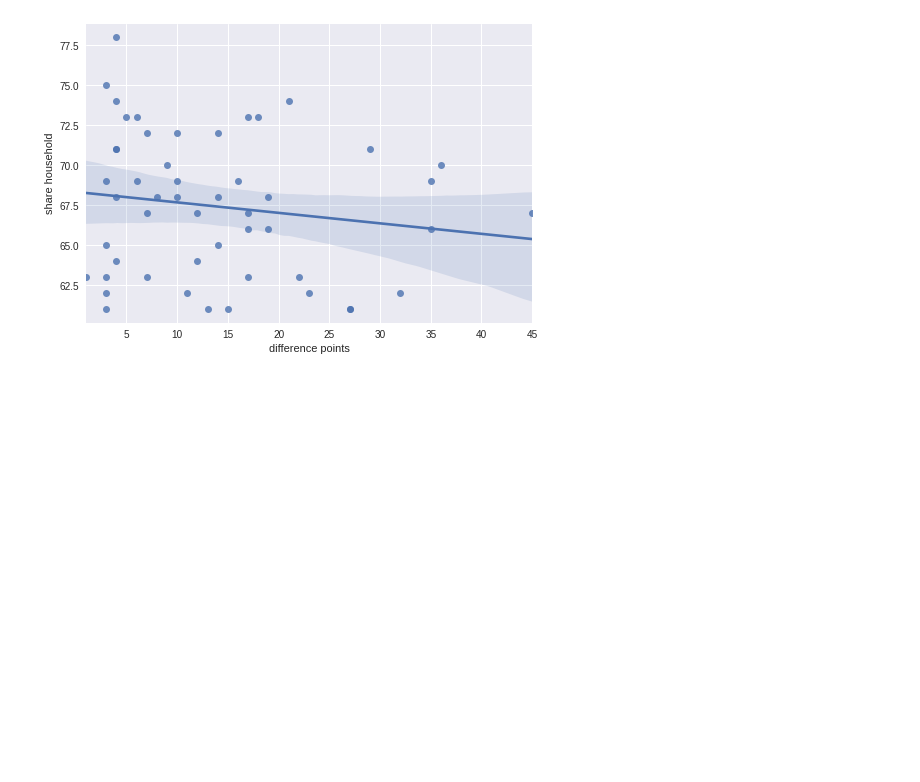
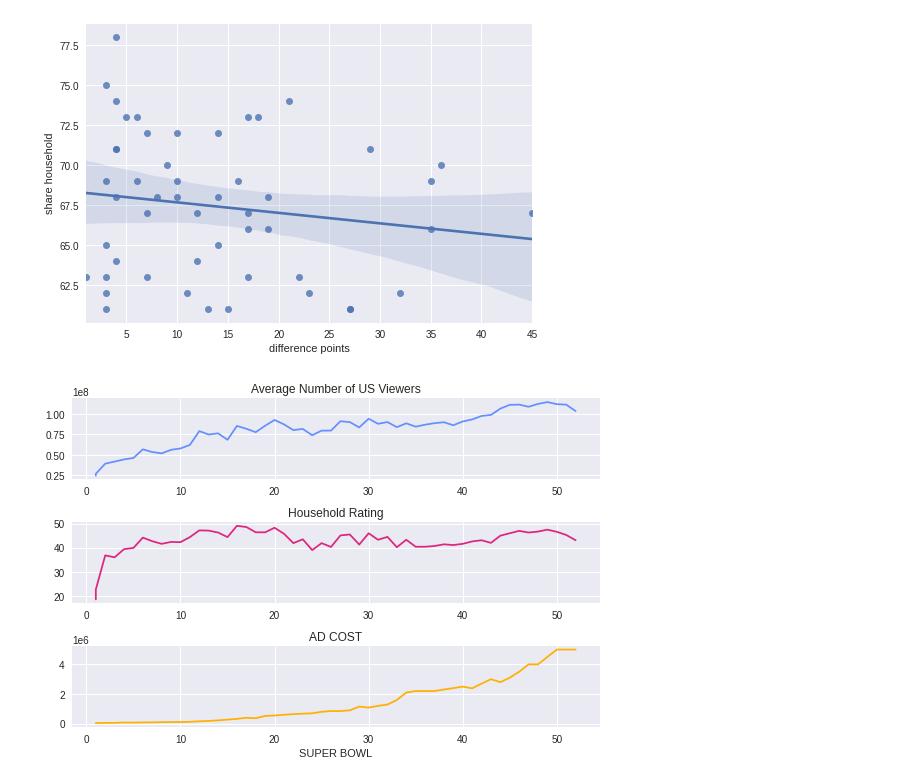
Before and after one commit to bou3agga/Analyzing-TV-Data, a Jupyter notebook: Analyzing-TV-Data.ipynb, the cells around one changed output. Saved outputs shown, nothing was run; the diff lists cells and outputs as text; code cells hidden in the pictures; blank space fills up the shorter version.

Commit message:
the evolution of Viewership and the ad cost over time

```diff
--- a/Analyzing-TV-Data.ipynb
+++ b/Analyzing-TV-Data.ipynb
@@ -108,3 +108,25 @@ plt.ylabel('share household')
 # %% [output]
 Text(0, 0.5, 'share household')
 [figure]
+# %%
+# Creating a figure with 3x1 subplot and activating the top subplot
+plt.subplot(3,1,1)
+plt.plot(tv.super_bowl,tv.avg_us_viewers,color='#648FFF')
+plt.title('Average Number of US Viewers')
+
+
+# Activating the middle subplot
+plt.subplot(3,1,2)
+plt.plot(tv.super_bowl,tv.rating_household,color='#DC267F')
+plt.title('Household Rating')
+
+
+# Activating the bottom subplot
+plt.subplot(3,1,3)
+plt.plot(tv.super_bowl,tv.ad_cost,color='#FFB000')
+plt.title('AD COST')
+plt.xlabel('SUPER BOWL')
+# Improve the spacing between subplots
+plt.tight_layout()
+# %% [output]
+[figure, added]
```
